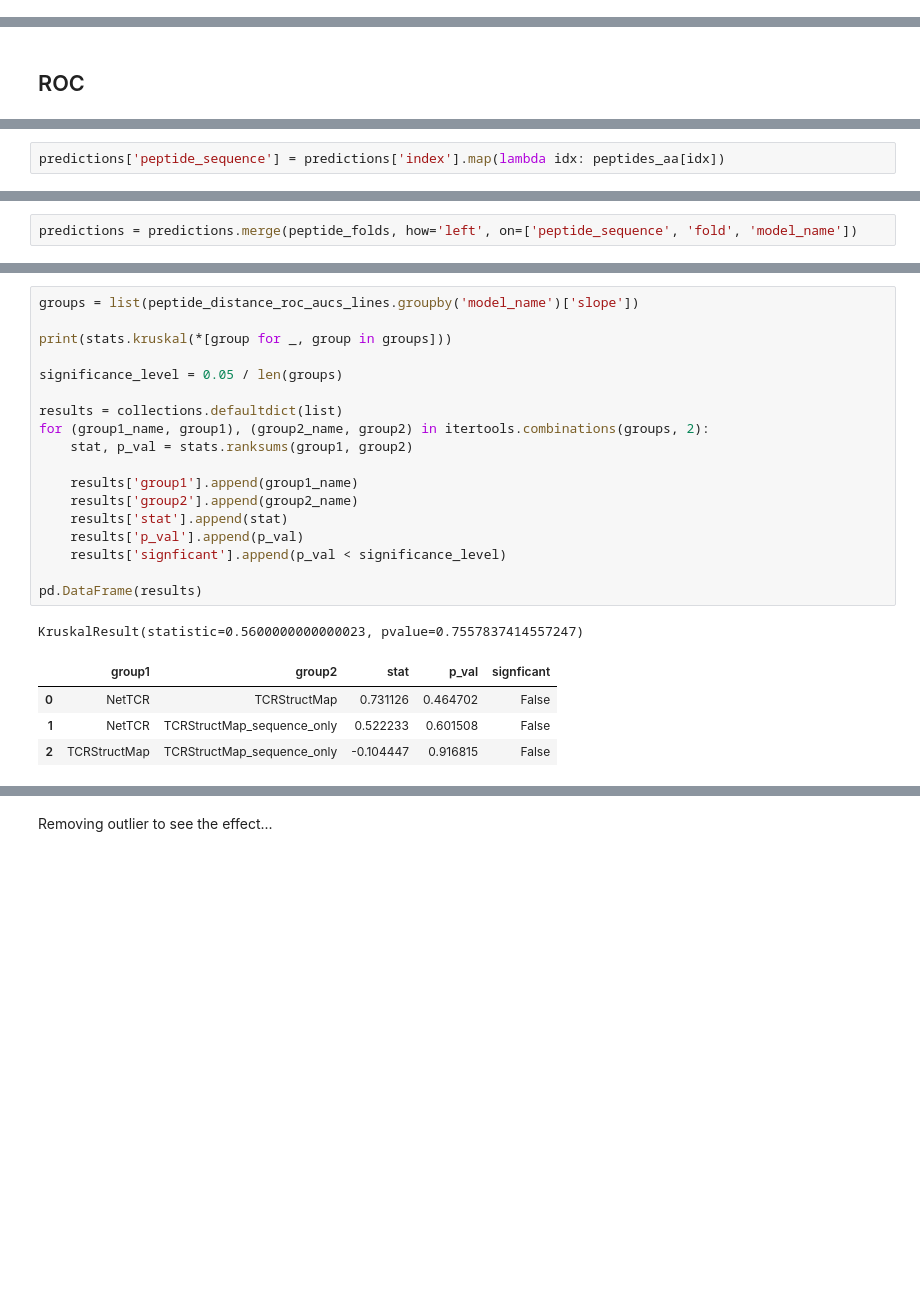
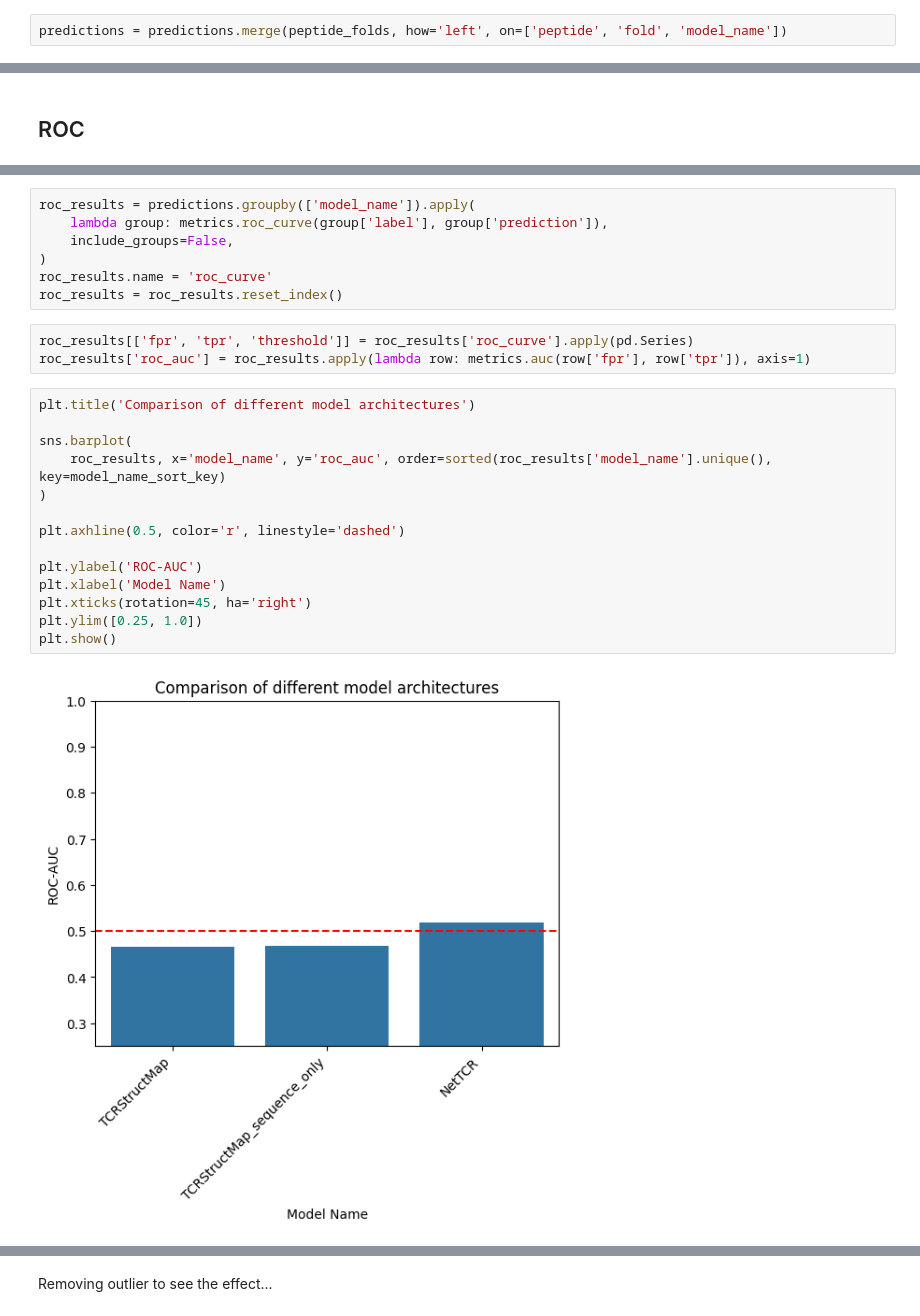
Before and after one commit to benjiemc/tcr-antigen-prediction, a Jupyter notebook: notebooks/benchmark_model_performance.ipynb, the cells around one changed output, grey strips where cells are left out. Saved outputs shown, nothing was run; the diff lists cells and outputs as text; blank space fills up the shorter version.

```diff
--- a/notebooks/benchmark_model_performance.ipynb
+++ b/notebooks/benchmark_model_performance.ipynb
@@ -169,0 +211,2 @@ def model_name_sort_key(name: str) -> tuple[str, str]:
+# %%
+predictions = predictions.merge(peptide_folds, how='left', on=['peptide', 'fold', 'model_name'])
@@ -858,2 +238,0 @@ peptides_aa = np.array(
-# %%
-predictions['peptide_sequence'] = predictions['index'].map(lambda idx: peptides_aa[idx])
@@ -886,2 +238,0 @@ peptide_folds['min_peptide_distance'] = peptide_folds.apply(
-# %%
-predictions = predictions.merge(peptide_folds, how='left', on=['peptide_sequence', 'fold', 'model_name'])
@@ -970,24 +239,26 @@ peptide_distance_roc_aucs_lines_agg
-# %%
-groups = list(peptide_distance_roc_aucs_lines.groupby('model_name')['slope'])
-
-print(stats.kruskal(*[group for _, group in groups]))
-
-significance_level = 0.05 / len(groups)
-
-results = collections.defaultdict(list)
-for (group1_name, group1), (group2_name, group2) in itertools.combinations(groups, 2):
-    stat, p_val = stats.ranksums(group1, group2)
-
-    results['group1'].append(group1_name)
-    results['group2'].append(group2_name)
-    results['stat'].append(stat)
-    results['p_val'].append(p_val)
-    results['signficant'].append(p_val < significance_level)
-
-pd.DataFrame(results)
-# %% [output]
-KruskalResult(statistic=0.5600000000000023, pvalue=0.7557837414557247)
-|  | group1 | group2 | stat | p_val | signficant |
-| 0 | NetTCR | TCRStructMap | 0.731126 | 0.464702 | False |
-| 1 | NetTCR | TCRStructMap_sequence_only | 0.522233 | 0.601508 | False |
-| 2 | TCRStructMap | TCRStructMap_sequence_only | -0.104447 | 0.916815 | False |
+# %%
+roc_results = predictions.groupby(['model_name']).apply(
+    lambda group: metrics.roc_curve(group['label'], group['prediction']),
+    include_groups=False,
+)
+roc_results.name = 'roc_curve'
+roc_results = roc_results.reset_index()
+# %%
+roc_results[['fpr', 'tpr', 'threshold']] = roc_results['roc_curve'].apply(pd.Series)
+roc_results['roc_auc'] = roc_results.apply(lambda row: metrics.auc(row['fpr'], row['tpr']), axis=1)
+# %%
+plt.title('Comparison of different model architectures')
+
+sns.barplot(
+    roc_results, x='model_name', y='roc_auc', order=sorted(roc_results['model_name'].unique(), key=model_name_sort_key)
+)
+
+plt.axhline(0.5, color='r', linestyle='dashed')
+
+plt.ylabel('ROC-AUC')
+plt.xlabel('Model Name')
+plt.xticks(rotation=45, ha='right')
+plt.ylim([0.25, 1.0])
+plt.show()
+# %% [output]
+[figure, added]
```
Also changed, not shown: parts of 132 cells of this notebook.
